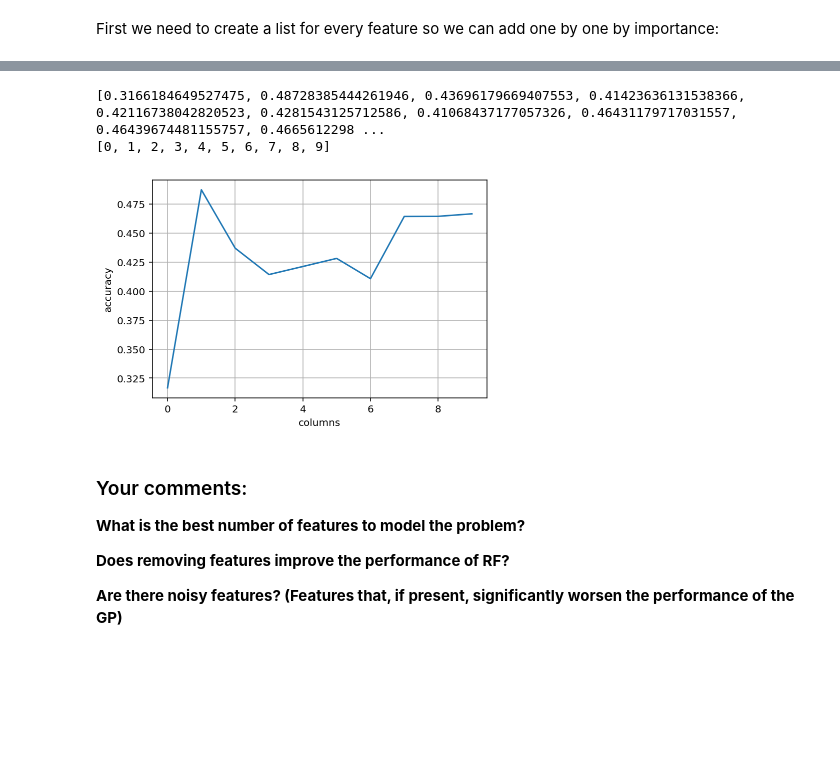
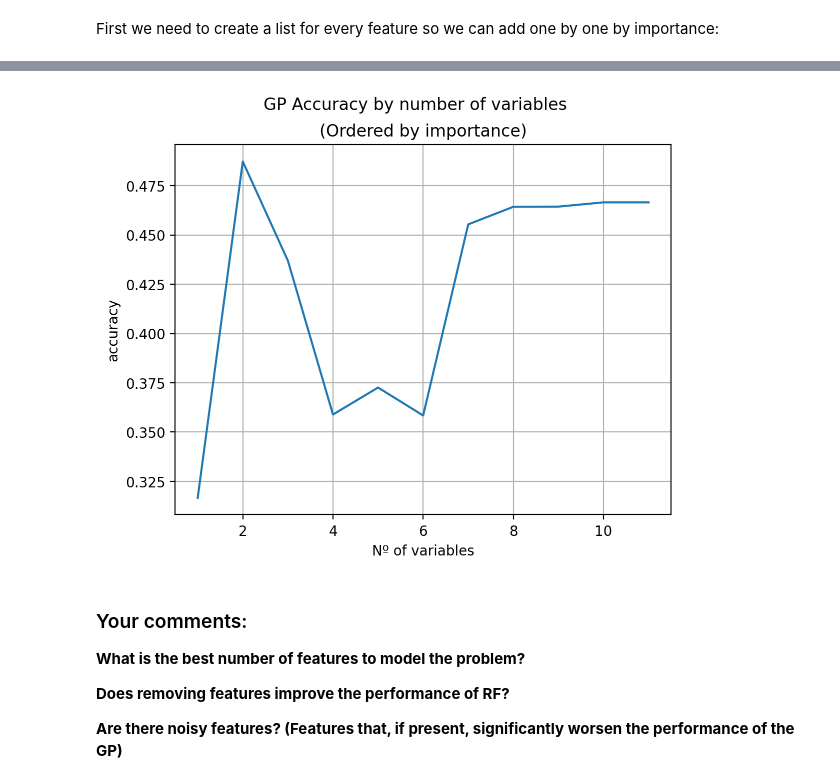
Before and after one commit to Yoquec/MLII-GaussianProcesses, a Jupyter notebook: lab_GP_2022_students.ipynb, the cells around one changed output, grey strips where cells are left out. Cells and saved outputs as stored; diff of their text form; code cells hidden in the pictures; blank space fills up the shorter version.

```diff
--- a/lab_GP_2022_students.ipynb
+++ b/lab_GP_2022_students.ipynb
@@ -352,20 +368,32 @@ list_features=list(features.keys())
 # %%
-cols=[]
-scores=[]
-columns_used=[]
-print(type(cols))
-for i in range(len(features)):
-    cols.append(int(list_features[i]))
+# Get the number of variables
+n_vars = len(feature_names)
+scores=np.zeros(n_vars)
+columns_used=np.zeros(n_vars)
 
-    gpr.fit(X_train[:,cols], y_train)
+for i in range(n_vars):
+    # Select the number of features
+    cols = list_features[:i+1]
+
+    # Fit the model with that number of variables
+    #NOTE: Don't scale the data as in section 1
+    gpr.fit(X_train[:, cols], y_train)
+
+    # Get the prediction mean and std
     y_mean, y_std = gpr.predict(X_test[:, cols], return_std=True)
 
+    # Compute the correlation coefficient between our prediction
+    # and the real test set
     gpr_score=gpr.score(X_test[:,cols], y_test)
-    scores.append(gpr_score)
-    columns_used.append(i)
-    print("Columns Used:", cols)
+
+    # Store the resutls
+    scores[i] = gpr_score
+    columns_used[i] = i+1
+
+    #Print data
+    print("\n----------------------------------------------------------------------")
+    print("Variables used:", [feature_names[i] for i in cols],"\n")
     print("Score in the test set:", gpr_score, "\n")
-    #print(gpr.get_params()) output too long
-
-    print("\nOPTIMIZED KERNEL:",gpr.kernel_, "\n\n")
+    print("OPTIMIZED KERNEL:",gpr.kernel_)
+    print("----------------------------------------------------------------------")
 # %% [output]
@@ -425,15 +417,12 @@ OPTIMIZED KERNEL: 316**2 * RBF(length_scale=171) + WhiteKernel(noise_level=3.22e
-# %%
-print(scores)
-print(columns_used)
-
-plt.plot(np.array(columns_used), np.array(scores))
-plt.ylabel('accuracy')
-plt.xlabel('columns')
-plt.grid()
-# %% [output]
-[0.3166184649527475, 0.48728385444261946, 0.43696179669407553, 0.41423636131538366, 0.42116738042820523, 0.4281543125712586, 0.41068437177057326, 0.46431179717031557, 0.46439674481155757, 0.4665612298 ...
-[0, 1, 2, 3, 4, 5, 6, 7, 8, 9]
-[figure, removed]
+# %%
+plt.plot(columns_used, scores)
+plt.suptitle("GP Accuracy by number of variables")
+plt.title("(Ordered by importance)")
+plt.ylabel('accuracy')
+plt.xlabel('Nº of variables')
+plt.grid()
+# %% [output]
+[figure, added]
 # %% [markdown]
 ### Your comments:
 
```
Also changed, not shown: parts of 16 cells of this notebook.
